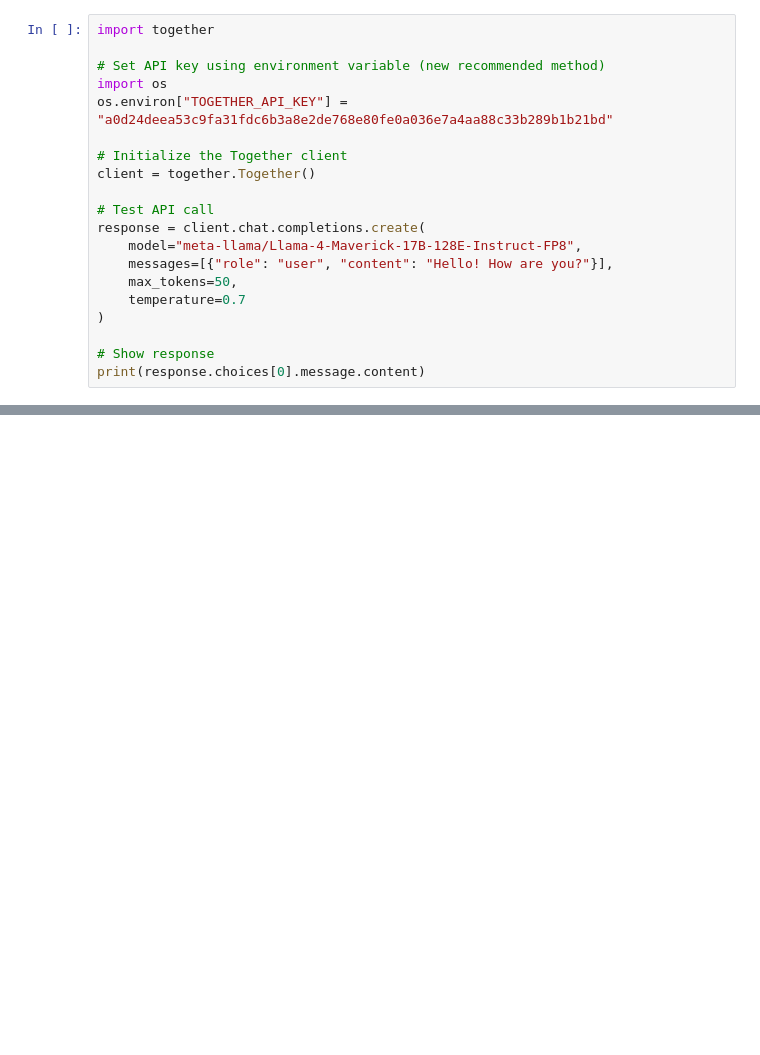
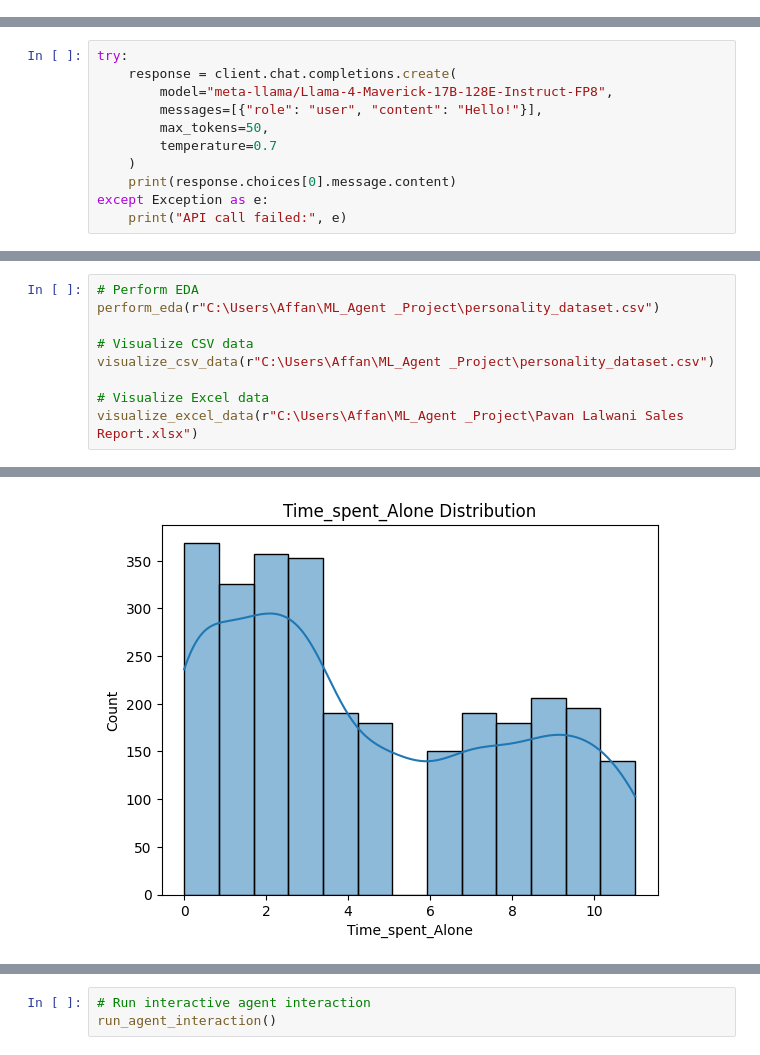
Before and after one commit to le-Affan/Data-Analyst-Agent, a Jupyter notebook: SN Mentoring Task.ipynb, the cells around one changed output, grey strips where cells are left out. Cells and saved outputs as stored; diff of their text form; blank space fills up the shorter version.

```diff
--- a/SN Mentoring Task.ipynb
+++ b/SN Mentoring Task.ipynb
@@ -1,20 +0,0 @@
-# %%
-import together
-
-# Set API key using environment variable (new recommended method)
-import os
-os.environ["TOGETHER_API_KEY"] = "a0d24deea53c9fa31fdc6b3a8e2de768e80fe0a036e7a4aa88c33b289b1b21bd"
-
-# Initialize the Together client
-client = together.Together()
-
-# Test API call
-response = client.chat.completions.create(
-    model="meta-llama/Llama-4-Maverick-17B-128E-Instruct-FP8",
-    messages=[{"role": "user", "content": "Hello! How are you?"}],
-    max_tokens=50,
-    temperature=0.7
-)
-
-# Show response
-print(response.choices[0].message.content)
@@ -438,0 +29,11 @@ Welcome to Affan's Data Analyst Agent
+# %%
+try:
+    response = client.chat.completions.create(
+        model="meta-llama/Llama-4-Maverick-17B-128E-Instruct-FP8",
+        messages=[{"role": "user", "content": "Hello!"}],
+        max_tokens=50,
+        temperature=0.7
+    )
+    print(response.choices[0].message.content)
+except Exception as e:
+    print("API call failed:", e)
@@ -438,0 +324,10 @@ Welcome to Affan's Data Analyst Agent
+# %%
+# Perform EDA
+perform_eda(r"C:\Users\Affan\ML_Agent _Project\personality_dataset.csv")
+
+# Visualize CSV data
+visualize_csv_data(r"C:\Users\Affan\ML_Agent _Project\personality_dataset.csv")
+
+# Visualize Excel data
+visualize_excel_data(r"C:\Users\Affan\ML_Agent _Project\Pavan Lalwani Sales Report.xlsx")
+# %% [output]
@@ -438,0 +354 @@ Welcome to Affan's Data Analyst Agent
+[figure, added]
@@ -438,0 +396,3 @@ Welcome to Affan's Data Analyst Agent
+# %%
+# Run interactive agent interaction
+run_agent_interaction()
```
Also changed, not shown: parts of 45 cells of this notebook, 9 other files.
